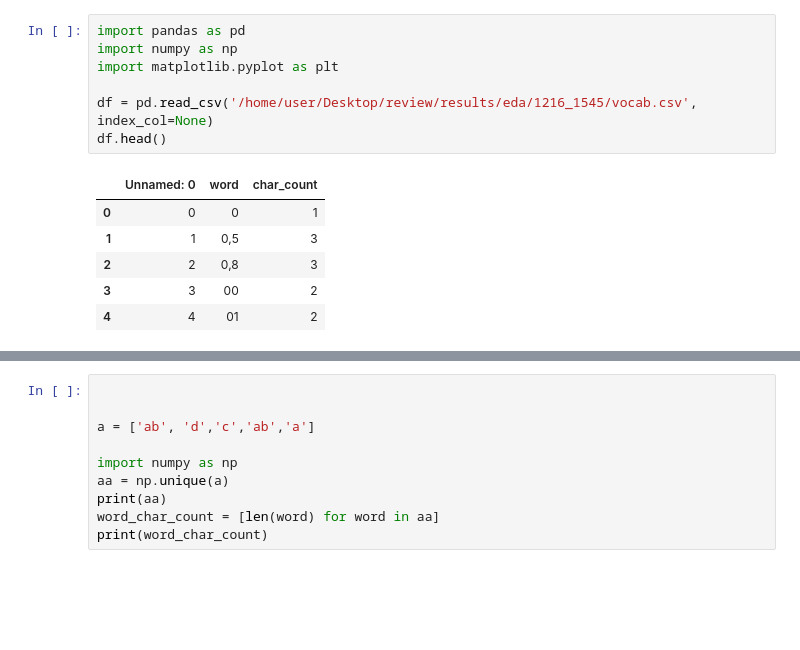
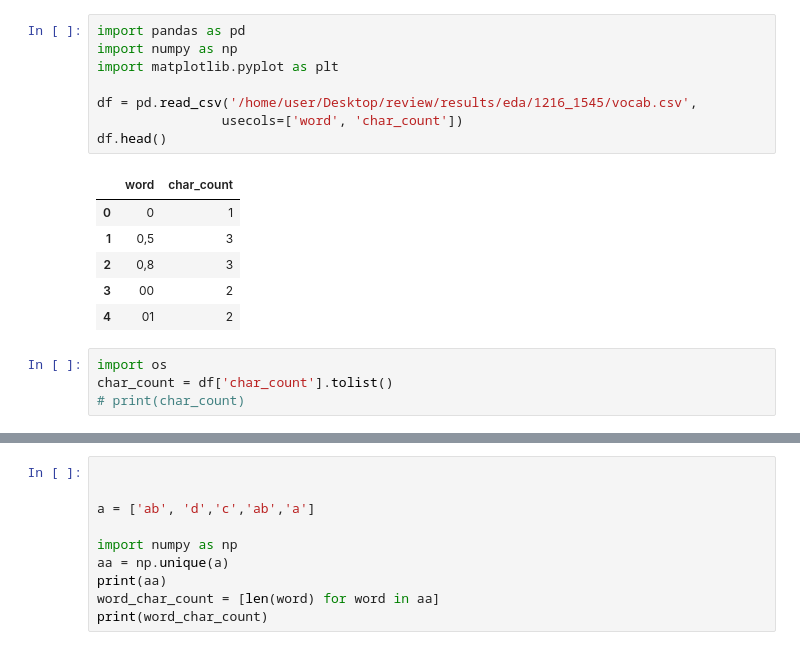
Before and after one commit to MiaNguyen26/bias_sen, a Jupyter notebook: data_ana/eda.ipynb, the cells around one changed output, grey strips where cells are left out. Cells and saved outputs as stored; diff of their text form; blank space fills up the shorter version.

```diff
--- a/data_ana/eda.ipynb
+++ b/data_ana/eda.ipynb
@@ -1,14 +1,19 @@
 # %%
 import pandas as pd
 import numpy as np
 import matplotlib.pyplot as plt
 
-df = pd.read_csv('/home/user/Desktop/review/results/eda/1216_1545/vocab.csv', index_col=None)
+df = pd.read_csv('/home/user/Desktop/review/results/eda/1216_1545/vocab.csv',
+                usecols=['word', 'char_count'])
 df.head()
 # %% [output]
-|  | Unnamed: 0 | word | char_count |
-| 0 | 0 | 0 | 1 |
-| 1 | 1 | 0,5 | 3 |
-| 2 | 2 | 0,8 | 3 |
-| 3 | 3 | 00 | 2 |
-| 4 | 4 | 01 | 2 |
+|  | word | char_count |
+| 0 | 0 | 1 |
+| 1 | 0,5 | 3 |
+| 2 | 0,8 | 3 |
+| 3 | 00 | 2 |
+| 4 | 01 | 2 |
+# %%
+import os
+char_count = df['char_count'].tolist()
+# print(char_count)
```
Also changed, not shown: parts of 1 cell of this notebook, 1 other file.
